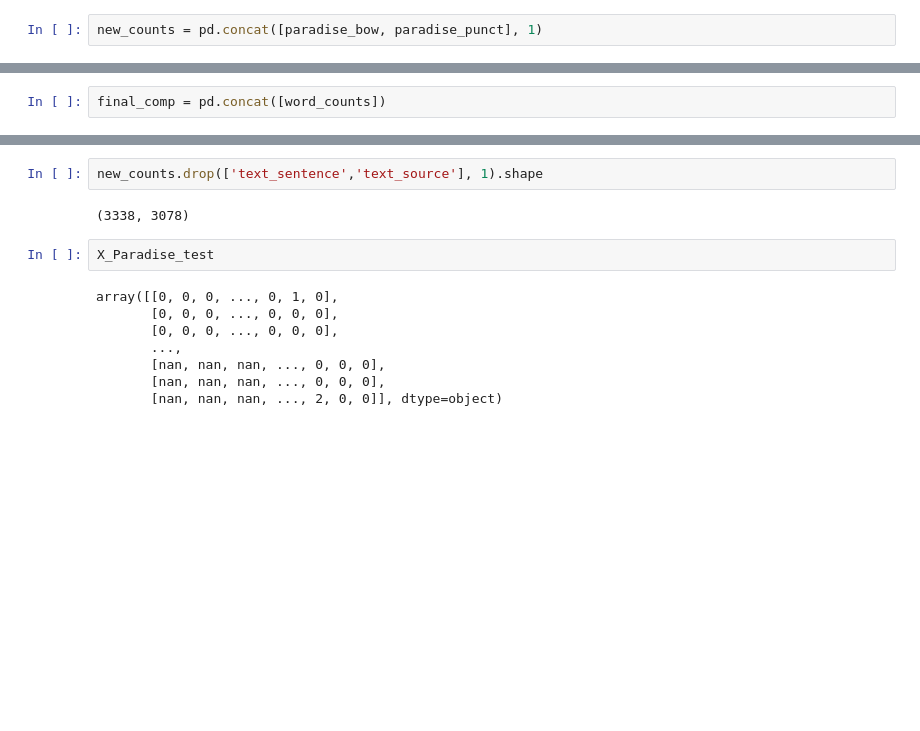
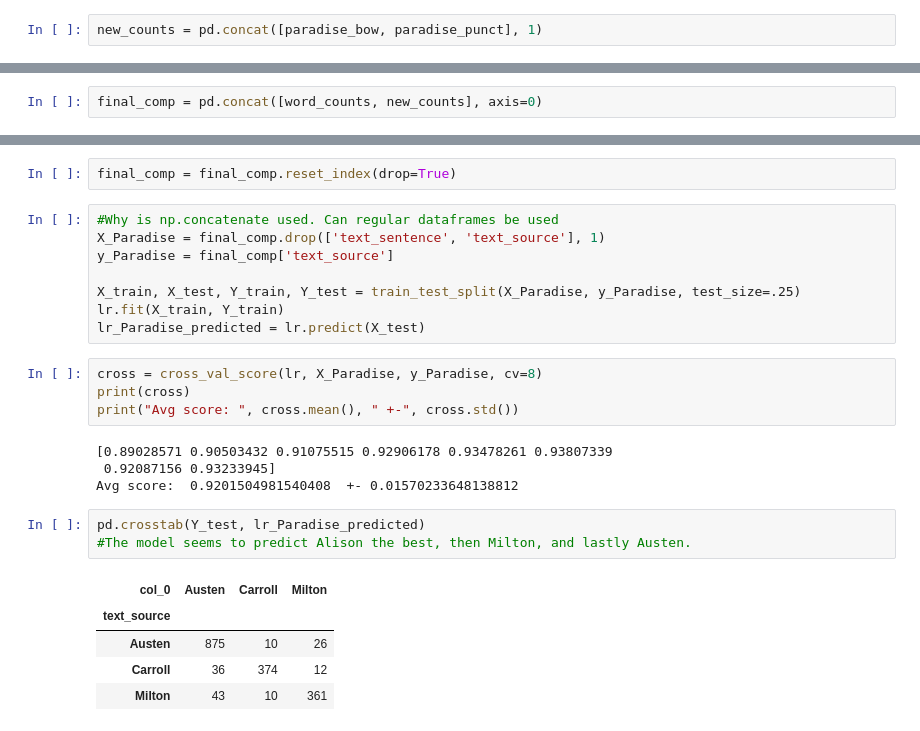
Before and after one commit to sohaibk321/NLP_supervised, a Jupyter notebook: supervised NLP.ipynb, the cells around one changed output, grey strips where cells are left out. Drawn from its saved outputs; the diff is of its cells as text; blank space fills up the shorter version.

```diff
--- a/supervised NLP.ipynb
+++ b/supervised NLP.ipynb
@@ -427,3 +400,3 @@ print(new_counts.shape)
 (1669, 3081)
 # %%
-final_comp = pd.concat([word_counts])
+final_comp = pd.concat([word_counts, new_counts], axis=0)
@@ -458,14 +403,27 @@ X_train[y_train[y_train=='Carroll'].index].shape
-# %%
-new_counts.drop(['text_sentence','text_source'], 1).shape
-# %% [output]
-(3338, 3078)
-# %%
-X_Paradise_test
-# %% [output]
-array([[0, 0, 0, ..., 0, 1, 0],
-       [0, 0, 0, ..., 0, 0, 0],
-       [0, 0, 0, ..., 0, 0, 0],
-       ...,
-       [nan, nan, nan, ..., 0, 0, 0],
-       [nan, nan, nan, ..., 0, 0, 0],
-       [nan, nan, nan, ..., 2, 0, 0]], dtype=object)
+# %%
+final_comp = final_comp.reset_index(drop=True)
+# %%
+#Why is np.concatenate used. Can regular dataframes be used
+X_Paradise = final_comp.drop(['text_sentence', 'text_source'], 1)
+y_Paradise = final_comp['text_source']
+
+X_train, X_test, Y_train, Y_test = train_test_split(X_Paradise, y_Paradise, test_size=.25)
+lr.fit(X_train, Y_train)
+lr_Paradise_predicted = lr.predict(X_test)
+# %%
+cross = cross_val_score(lr, X_Paradise, y_Paradise, cv=8)
+print(cross)
+print("Avg score: ", cross.mean(), " +-", cross.std())
+# %% [output]
+[0.89028571 0.90503432 0.91075515 0.92906178 0.93478261 0.93807339
+ 0.92087156 0.93233945]
+Avg score:  0.9201504981540408  +- 0.01570233648138812
+# %%
+pd.crosstab(Y_test, lr_Paradise_predicted)
+#The model seems to predict Alison the best, then Milton, and lastly Austen.
+# %% [output]
+| col_0 | Austen | Carroll | Milton |
+| text_source |  |  |  |
+| Austen | 875 | 10 | 26 |
+| Carroll | 36 | 374 | 12 |
+| Milton | 43 | 10 | 361 |
```
Also changed, not shown: parts of 13 cells of this notebook.
